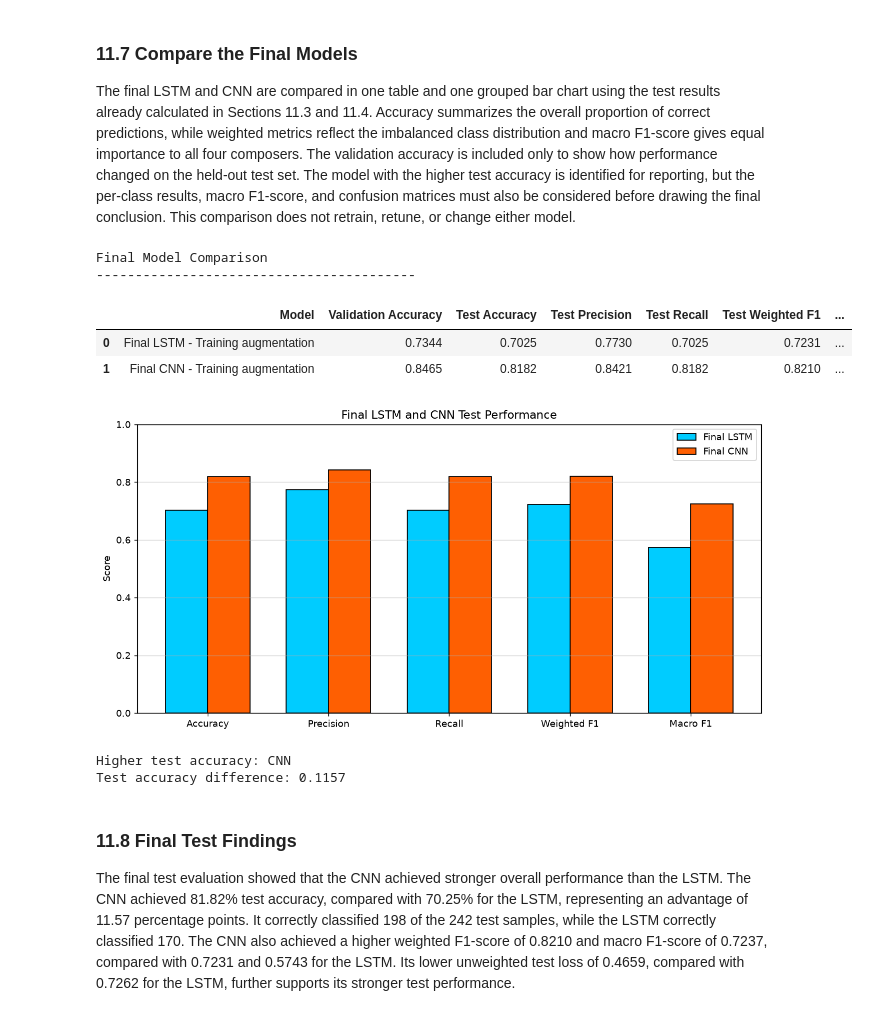
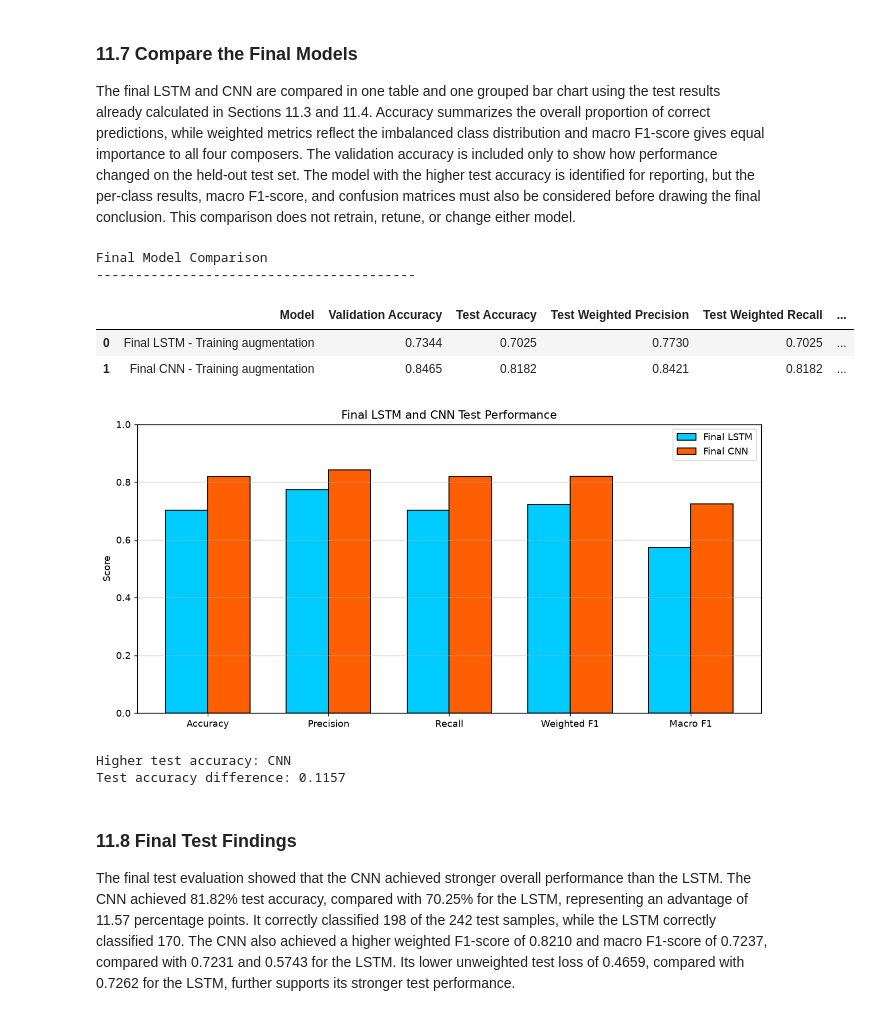
Before and after one commit to SamTavasoli/music-composer-classification-pytorch, a Jupyter notebook: notebooks/composer_classification.ipynb, the cells around one changed output. Saved outputs shown, nothing was run; the diff lists cells and outputs as text; code cells hidden in the pictures.

```diff
--- a/notebooks/composer_classification.ipynb
+++ b/notebooks/composer_classification.ipynb
@@ -6013,12 +6016,12 @@ comparison_df = pd.DataFrame([
         "Test Accuracy": (
             lstm_test_results["accuracy"]
         ),
-        "Test Precision": (
+        "Test Weighted Precision": (
             lstm_test_results[
                 "weighted_precision"
             ]
         ),
-        "Test Recall": (
+        "Test Weighted Recall": (
             lstm_test_results[
                 "weighted_recall"
             ]
@@ -6046,12 +6049,12 @@ comparison_df = pd.DataFrame([
         "Test Accuracy": (
             cnn_test_results["accuracy"]
         ),
-        "Test Precision": (
+        "Test Weighted Precision": (
             cnn_test_results[
                 "weighted_precision"
             ]
         ),
-        "Test Recall": (
+        "Test Weighted Recall": (
             cnn_test_results[
                 "weighted_recall"
             ]
@@ -6152,36 +6155,36 @@ plt.grid(
 plt.tight_layout()
 plt.show()
 
 if (
     cnn_test_results["accuracy"]
     >= lstm_test_results["accuracy"]
 ):
     better_model_name = "CNN"
     accuracy_margin = (
         cnn_test_results["accuracy"]
         - lstm_test_results["accuracy"]
     )
 else:
     better_model_name = "LSTM"
     accuracy_margin = (
         lstm_test_results["accuracy"]
         - cnn_test_results["accuracy"]
     )
 
 print(
     "Higher test accuracy: "
     f"{better_model_name}"
 )
 print(
     "Test accuracy difference: "
     f"{accuracy_margin:.4f}"
 )
 # %% [output]
 Final Model Comparison
 -----------------------------------------
-|  | Model | Validation Accuracy | Test Accuracy | Test Precision | Test Recall | Test Weighted F1 | ... |
-| 0 | Final LSTM - Training augmentation | 0.7344 | 0.7025 | 0.7730 | 0.7025 | 0.7231 | ... |
-| 1 | Final CNN - Training augmentation | 0.8465 | 0.8182 | 0.8421 | 0.8182 | 0.8210 | ... |
+|  | Model | Validation Accuracy | Test Accuracy | Test Weighted Precision | Test Weighted Recall | ... |
+| 0 | Final LSTM - Training augmentation | 0.7344 | 0.7025 | 0.7730 | 0.7025 | ... |
+| 1 | Final CNN - Training augmentation | 0.8465 | 0.8182 | 0.8421 | 0.8182 | ... |
 [figure]
 Higher test accuracy: CNN
 Test accuracy difference: 0.1157
```
Also changed, not shown: parts of 5 cells of this notebook.
